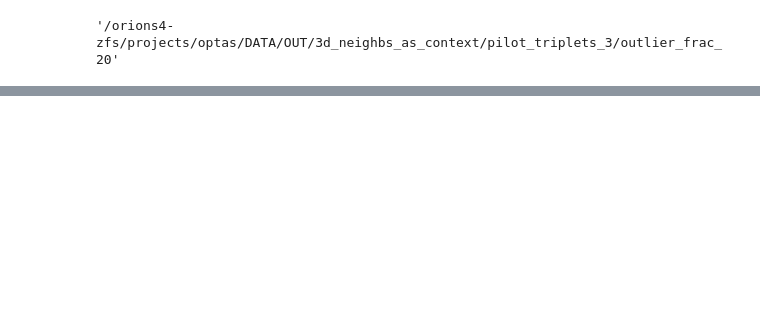
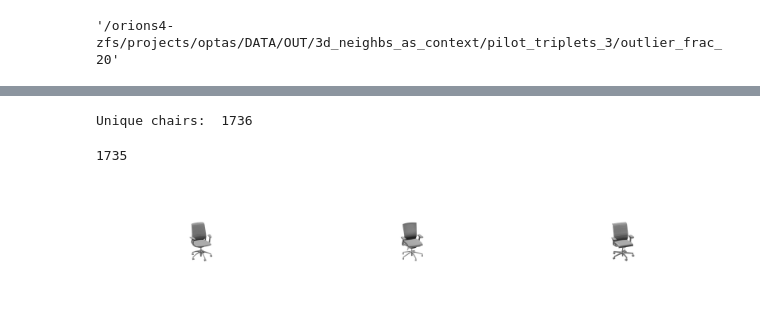
Before and after one commit to optas/tf_lab, a Jupyter notebook: notebooks/panos/language_and_3D/generate_contrasting_neighborhoods.ipynb, the cells around one changed output, grey strips where cells are left out. Drawn from its saved outputs; the diff is of its cells as text; code cells hidden in the pictures; blank space fills up the shorter version.

```diff
--- a/notebooks/panos/language_and_3D/generate_contrasting_neighborhoods.ipynb
+++ b/notebooks/panos/language_and_3D/generate_contrasting_neighborhoods.ipynb
@@ -370,0 +266,22 @@ plot_triplets(triplets, top_image_dir, triplet_out_dir, model_ids)
+# %%
+gen_method = 'max_deg'
+gen_method_tag = gen_method + '_sampling'
+rule = 'closest_nn'
+inlier_sampling = False
+sampling_tag = 'inlier_' if inlier_sampling else 'entire_collection_'
+# %%
+exemplars = pick_exemplars(all_pdists, n_exemplars, method=gen_method, exclude=duplicates, \
+                           random_seed=random_seed, latent_codes=latent_codes)
+
+# tsne_exemplars(exemplars, latent_codes, 'max_deg_exlude_dups.png', random_seed)
+
+if inlier_sampling:
+    exclude_list = np.setdiff1d(entire_pop, exemplars)
+    close_gen = close_triplets_gen(all_pdists, exclude_list)
+    triplets = [t for t in close_gen]
+else:
+    triplets = make_triplets(exemplars, all_pdists, duplicates, rule)
+
+print 'Unique chairs: ', len(np.unique(np.array(triplets).flatten()))
+# %% [output]
+Unique chairs:  1736
@@ -371,3 +303,16 @@ plot_triplets(triplets, top_image_dir, triplet_out_dir, model_ids)
+# %%
+rule = 'closest_nn'
+triplets = make_triplets(exemplars, all_pdists, thrown, rule, far_threshold=0.5)
+# %%
+len(np.unique(triplets))
+# %% [output]
+1735
+# %%
+vis = visualize_shapes_generator(triplets, model_ids, top_image_dir, image_view_tag)
+# %%
+vis.next()
+# %% [output]
+[figure, added]
 # %%
 triplet_out_dir = create_dir(osp.join(top_out_dir, rule))
 triplets = []
```
Also changed, not shown: parts of 52 cells of this notebook, 1 other file.
